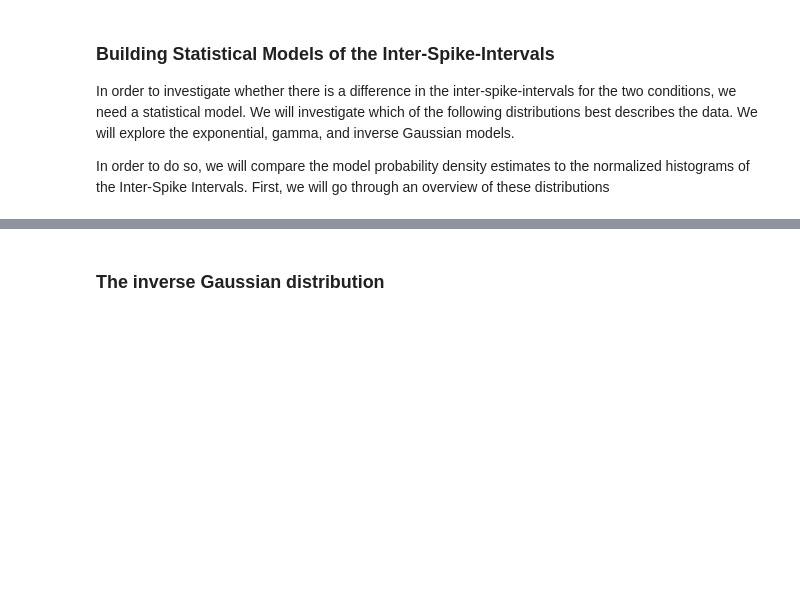
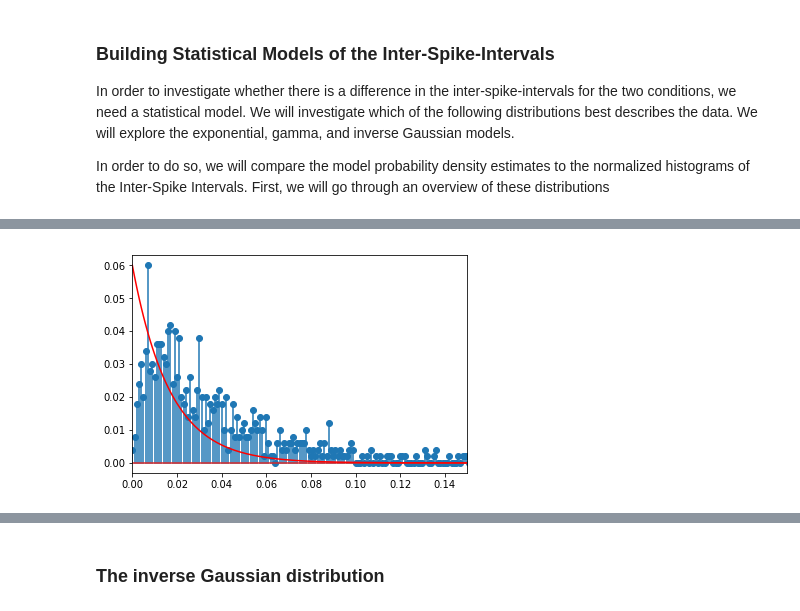
Before and after one commit to josefinacmenendez/IQ_BIO_Workshop_2019, a Jupyter notebook: neural_data_analysis_tutorial.ipynb, the cells around one changed output, grey strips where cells are left out. Saved outputs shown, nothing was run; the diff lists cells and outputs as text; code cells hidden in the pictures; blank space fills up the shorter version.

```diff
--- a/neural_data_analysis_tutorial.ipynb
+++ b/neural_data_analysis_tutorial.ipynb
@@ -172,0 +177,11 @@ plot_exponential_dist( exponential_cdf, x_vals, lambdas, 0)
+# %%
+lam       = 60
+xs        = np.arange(0,0.5,0.001)
+binranges = np.histogram(low_ISIs,len(xs), density=False)
+probs     = binranges[0]/len(binranges[0])
+plt.stem(xs,probs)
+plt.plot(xs, exponential_pdf(xs, 60)/1000,'r')
+plt.xlim([0,0.15])
+plt.show()
+# %% [output]
+[figure, added]
```
Also changed, not shown: parts of 14 cells of this notebook, 1 other file.
